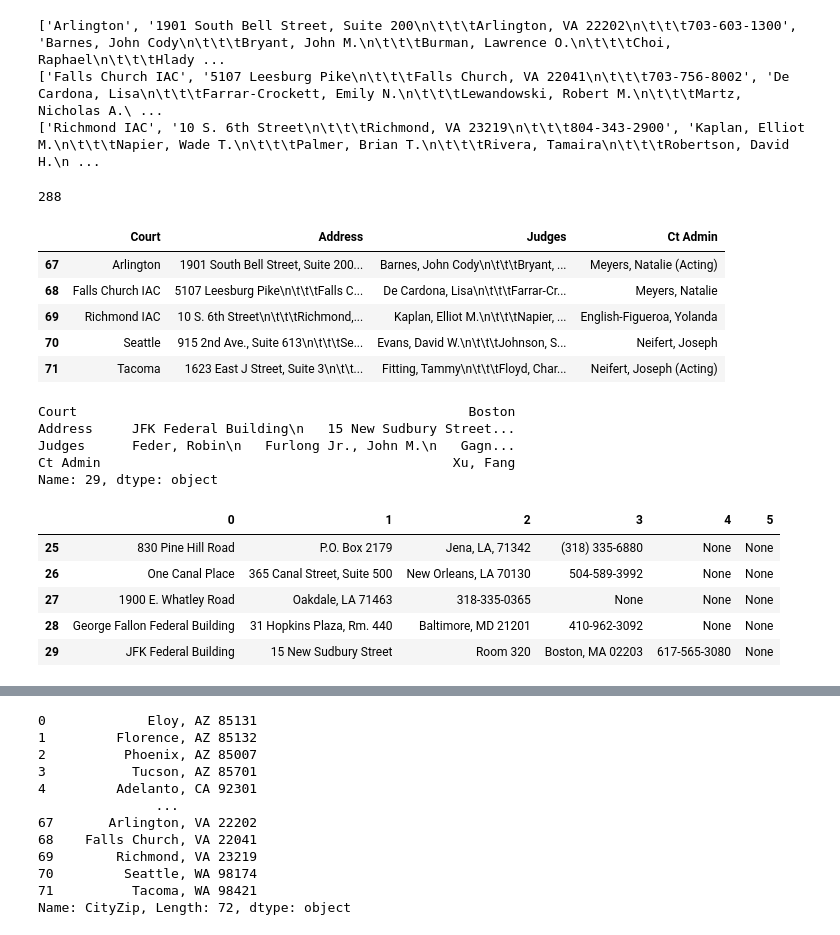
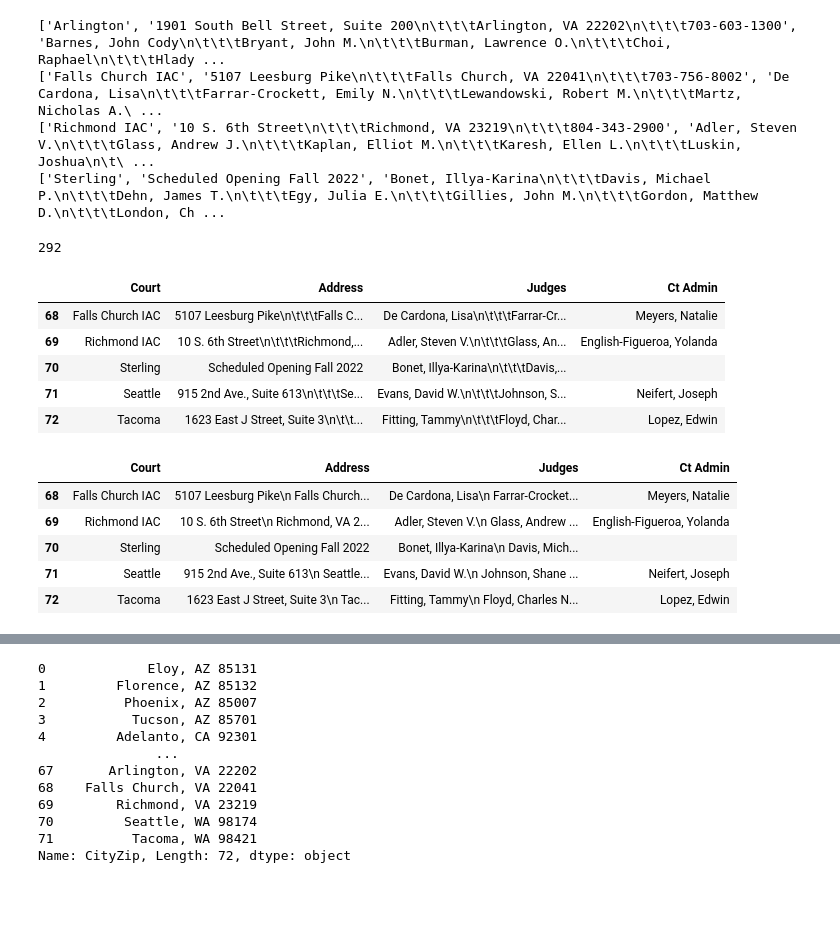
Before and after one commit to lrhf97/geo_courts, a Jupyter notebook: Immigration_judge_directory.ipynb, the cells around one changed output, grey strips where cells are left out. Drawn from its saved outputs; the diff is of its cells as text; code cells hidden in the pictures; blank space fills up the shorter version.

Commit message:
streamline the process, nailed the addresses

```diff
--- a/Immigration_judge_directory.ipynb
+++ b/Immigration_judge_directory.ipynb
@@ -45,0 +58,3 @@ ct_info = [addy.text.strip() for addy in soup.findAll('td')[1:415]]
+# %%
+# currently works
+ct_info = [addy.text.strip() for addy in soup.findAll('td')[1:]]
@@ -48,17 +83,19 @@ import pandas as pd
 import numpy as np
 names = ['Court','Address','Judges','Immigration Judges', 'Court Administrator']
 columns = ['Court','Address','Judges','Ct Admin']
-result = list(filter(lambda x: x not in names,ct_info))
+result = list(filter(lambda x : x not in names,ct_info))
 del result[276]
 # print(result[268:269])
 
 print(result[268:272])
 print(result[272:276])
 print(result[276:280])
+print(result[280:284])
 # %% [output]
 ['Arlington', '1901 South Bell Street, Suite 200\n\t\t\tArlington, VA 22202\n\t\t\t703-603-1300', 'Barnes, John Cody\n\t\t\tBryant, John M.\n\t\t\tBurman, Lawrence O.\n\t\t\tChoi, Raphael\n\t\t\tHlady ...
 ['Falls Church IAC', '5107 Leesburg Pike\n\t\t\tFalls Church, VA 22041\n\t\t\t703-756-8002', 'De Cardona, Lisa\n\t\t\tFarrar-Crockett, Emily N.\n\t\t\tLewandowski, Robert M.\n\t\t\tMartz, Nicholas A.\ ...
-['Richmond IAC', '10 S. 6th Street\n\t\t\tRichmond, VA 23219\n\t\t\t804-343-2900', 'Kaplan, Elliot M.\n\t\t\tNapier, Wade T.\n\t\t\tPalmer, Brian T.\n\t\t\tRivera, Tamaira\n\t\t\tRobertson, David H.\n ...
+['Richmond IAC', '10 S. 6th Street\n\t\t\tRichmond, VA 23219\n\t\t\t804-343-2900', 'Adler, Steven V.\n\t\t\tGlass, Andrew J.\n\t\t\tKaplan, Elliot M.\n\t\t\tKaresh, Ellen L.\n\t\t\tLuskin, Joshua\n\t\ ...
+['Sterling', 'Scheduled Opening Fall 2022', 'Bonet, Illya-Karina\n\t\t\tDavis, Michael P.\n\t\t\tDehn, James T.\n\t\t\tEgy, Julia E.\n\t\t\tGillies, John M.\n\t\t\tGordon, Matthew D.\n\t\t\tLondon, Ch ...
 # %%
 print(len(result))
 num_courts = len(result)//4
@@ -67,25 +104,27 @@ for i in range(num_courts):
     to_add = np.array([result[i*4],result[i*4+1],result[i*4+2],result[i*4+3]])
     add_list.append(to_add)
 # %% [output]
-288
+292
 # %%
+columns = ['Court','Address','Judges','Ct Admin']
 df2 = pd.DataFrame(np.array(add_list),columns=columns)
 df2.tail()
 # %% [output]
 |  | Court | Address | Judges | Ct Admin |
-| 67 | Arlington | 1901 South Bell Street, Suite 200... | Barnes, John Cody\n\t\t\tBryant, ... | Meyers, Natalie (Acting) |
 | 68 | Falls Church IAC | 5107 Leesburg Pike\n\t\t\tFalls C... | De Cardona, Lisa\n\t\t\tFarrar-Cr... | Meyers, Natalie |
-| 69 | Richmond IAC | 10 S. 6th Street\n\t\t\tRichmond,... | Kaplan, Elliot M.\n\t\t\tNapier, ... | English-Figueroa, Yolanda |
-| 70 | Seattle | 915 2nd Ave., Suite 613\n\t\t\tSe... | Evans, David W.\n\t\t\tJohnson, S... | Neifert, Joseph |
-| 71 | Tacoma | 1623 East J Street, Suite 3\n\t\t... | Fitting, Tammy\n\t\t\tFloyd, Char... | Neifert, Joseph (Acting) |
+| 69 | Richmond IAC | 10 S. 6th Street\n\t\t\tRichmond,... | Adler, Steven V.\n\t\t\tGlass, An... | English-Figueroa, Yolanda |
+| 70 | Sterling | Scheduled Opening Fall 2022 | Bonet, Illya-Karina\n\t\t\tDavis,... |  |
+| 71 | Seattle | 915 2nd Ave., Suite 613\n\t\t\tSe... | Evans, David W.\n\t\t\tJohnson, S... | Neifert, Joseph |
+| 72 | Tacoma | 1623 East J Street, Suite 3\n\t\t... | Fitting, Tammy\n\t\t\tFloyd, Char... | Lopez, Edwin |
 # %%
 
 df2 = df2.replace(r'\t',' ', regex=True)
 
-df2.loc[29]
+df2.tail()
 # %% [output]
-Court                                                  Boston
-Address     JFK Federal Building\n   15 New Sudbury Street...
-Judges      Feder, Robin\n   Furlong Jr., John M.\n   Gagn...
-Ct Admin                                             Xu, Fang
-Name: 29, dtype: object
+|  | Court | Address | Judges | Ct Admin |
+| 68 | Falls Church IAC | 5107 Leesburg Pike\n Falls Church... | De Cardona, Lisa\n Farrar-Crocket... | Meyers, Natalie |
+| 69 | Richmond IAC | 10 S. 6th Street\n Richmond, VA 2... | Adler, Steven V.\n Glass, Andrew ... | English-Figueroa, Yolanda |
+| 70 | Sterling | Scheduled Opening Fall 2022 | Bonet, Illya-Karina\n Davis, Mich... |  |
+| 71 | Seattle | 915 2nd Ave., Suite 613\n Seattle... | Evans, David W.\n Johnson, Shane ... | Neifert, Joseph |
+| 72 | Tacoma | 1623 East J Street, Suite 3\n Tac... | Fitting, Tammy\n Floyd, Charles N... | Lopez, Edwin |
@@ -98,9 +130,0 @@ df2['Phone']= new[2]
-# %%
-new[25:30]
-# %% [output]
-|  | 0 | 1 | 2 | 3 | 4 | 5 |
-| 25 | 830 Pine Hill Road | P.O. Box 2179 | Jena, LA, 71342 | (318) 335-6880 | None | None |
-| 26 | One Canal Place | 365 Canal Street, Suite 500 | New Orleans, LA 70130 | 504-589-3992 | None | None |
-| 27 | 1900 E. Whatley Road | Oakdale, LA 71463 | 318-335-0365 | None | None | None |
-| 28 | George Fallon Federal Building | 31 Hopkins Plaza, Rm. 440 | Baltimore, MD 21201 | 410-962-3092 | None | None |
-| 29 | JFK Federal Building | 15 New Sudbury Street | Room 320 | Boston, MA 02203 | 617-565-3080 | None |
```
Also changed, not shown: parts of 19 cells of this notebook.
